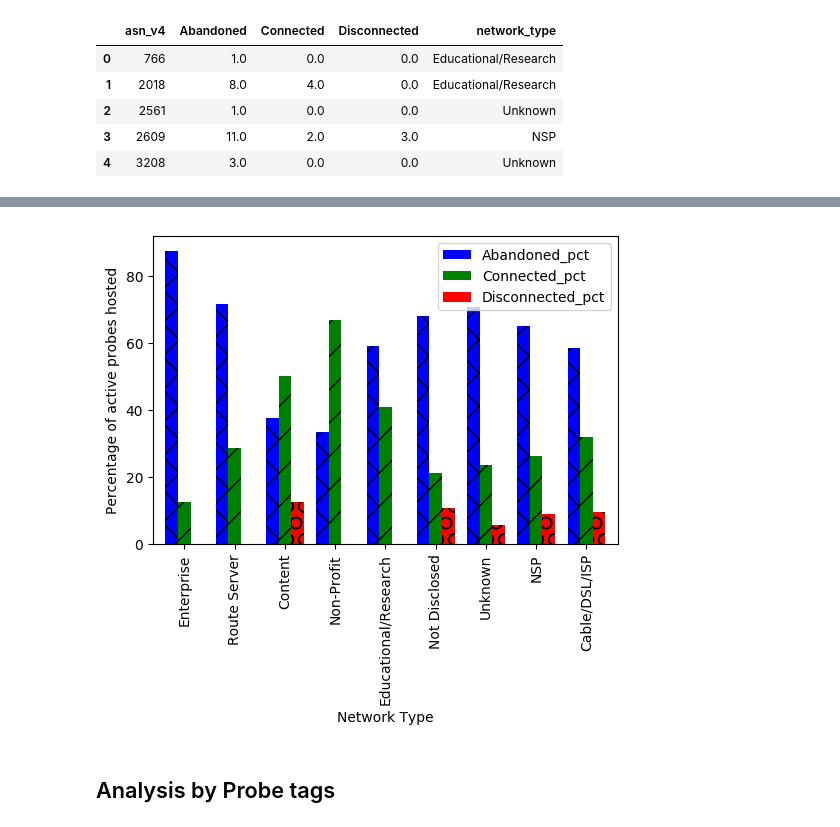
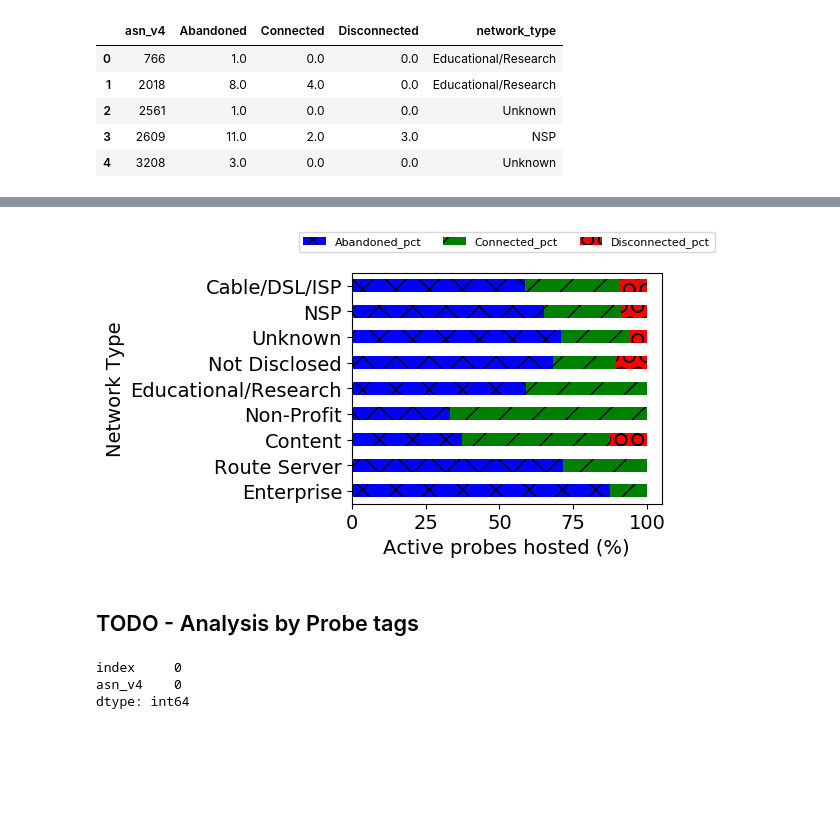
Before and after one commit to AFRINIC-Labs/Africa_Internet_Measurement_Survey, a Jupyter notebook: platforms-africa.ipynb, the cells around one changed output, grey strips where cells are left out. Saved outputs shown, nothing was run; the diff lists cells and outputs as text; code cells hidden in the pictures; blank space fills up the shorter version.

```diff
--- a/platforms-africa.ipynb
+++ b/platforms-africa.ipynb
@@ -17,7 +17,7 @@ import numpy as np
 
 #set ggplot style
 plt.style.use('default')
-
+plt.rcParams.update({'font.size': 14})
 
 ATLAS_PROBES_URI = "https://stat.ripe.net/data/atlas-probes/data.json?resource="
 ATLAS_DEPLOYMENT_URI = "https://stat.ripe.net/data/atlas-probe-deployment/data.json?resource="
@@ -362,6 +386,7 @@ df['Neverseen_pct'] = df.apply(lambda x: 100*x['Never Connected']/(x['Abandoned'
 # %%
-ax = df.plot.bar(x='cc', y=['Abandoned','Connected','Disconnected','Never Connected'], stacked=True, figsize=(10,6), color=('blue', 'green', 'red', 'black'), width=0.75)
-plt.ylabel('Number of probes')
+ax = df.plot.bar(x='cc', y=['Abandoned_pct','Connected_pct','Disconnected_pct','Neverseen_pct'],
+                 stacked=True, figsize=(16,4), color=('blue', 'green', 'red', 'black'), width=0.75)
+plt.ylabel('% of probes')
 plt.xlabel('Countries')
 
 bars = ax.patches
@@ -370,8 +395,8 @@ hatches = ''.join(h*len(df) for h in 'x/O.')
 for bar, hatch in zip(bars, hatches):
     bar.set_hatch(hatch)
 
-ax.legend(ncol=1)
+ax.legend(loc='lower center', ncol=4)
 
-plt.savefig("data/plots/probes_distribution_by_status_by_cc.pdf", bbox="tight")
+plt.savefig("data/plots/probes_distribution_by_status_by_cc_percentage.pdf", bbox="tight")
 plt.show()
 # %% [output]
@@ -451,9 +457,10 @@ df = df_probes_asn.iloc[:,[2,20]].drop_duplicates().dropna().groupby(['cc']).siz
 df['ASN_Allocated'] = df.apply(lambda x: getTotalAllocated(x['cc'], df_allocated_afrinic), axis=1)
 df['Percentage'] = df.apply(lambda x: 100*x['ASN_covered']/getTotalAllocated(x['cc'], df_allocated_afrinic), axis=1)
 # %%
-ax = df.plot.bar(x='cc', y=['ASN_covered','ASN_Allocated'], stacked=True, figsize=(10,6), width=0.75)
-plt.ylabel('Number of ASN')
-plt.xlabel('Countries')
+ax = df.plot.barh(x='cc', y=['ASN_covered','ASN_Allocated'], stacked=True, figsize=(4,10), width=0.75)
+plt.xlabel('Number of ASN')
+plt.ylabel('Countries')
+plt.xscale('log')
 #plt.savefig("../data/plots/percentage_website_local_vs_remote_ordered.pdf", bbox="tight")
 bars = ax.patches
 hatches = ''.join(h*len(df) for h in 'x/O.')
@@ -461,7 +468,7 @@ hatches = ''.join(h*len(df) for h in 'x/O.')
 for bar, hatch in zip(bars, hatches):
     bar.set_hatch(hatch)
 
-ax.legend(bbox_to_anchor=(1, 1), ncol=2)
+ax.legend(ncol=1)
 plt.savefig("data/plots/covered_asn_distribution_by_cc.pdf", bbox="tight")
 plt.show()
 # %% [output]
@@ -685,23 +692,30 @@ df_agg
 | 7 | Route Server | 5.0 | 2.0 | 0.0 | 71.428571 | 28.571429 | 0.000000 |
 | 8 | Unknown | 99.0 | 33.0 | 8.0 | 70.714286 | 23.571429 | 5.714286 |
 # %%
-ax = df_agg.sort_values(by='Connected', ascending=True).plot.bar(x='network_type',
+ax = df_agg.sort_values(by='Connected', ascending=True).plot.barh(x='network_type',
                                                                  y=['Abandoned_pct','Connected_pct','Disconnected_pct'],
-                                                                 stacked=False, figsize=(6,4), color=('blue', 'green', 'red'), rot=90, width=0.75)
-plt.ylabel('Percentage of active probes hosted')
-plt.xlabel('Network Type')
+                                                                 stacked=True, figsize=(4,3), color=('blue', 'green', 'red'), rot=0)
+plt.xlabel('Active probes hosted (%)')
+plt.ylabel('Network Type')
 
 bars = ax.patches
 hatches = ''.join(h*len(df_agg) for h in 'x/O.')
 
 for bar, hatch in zip(bars, hatches):
     bar.set_hatch(hatch)
 
+ax.legend(loc='upper center', bbox_to_anchor=(0.5, 1.2), prop={'size': 8}, ncol=3)
 
-
-plt.savefig("data/plots/probes_distribution_by_networktype_pct.pdf", bbox="tight")
+plt.savefig("data/plots/probes_distribution_by_networktype_pct.pdf", bbox_inches="tight")
 plt.show()
 # %% [output]
-[figure, old version]
+[figure, new version]
 # %% [markdown]
-## Analysis by Probe tags
+## TODO - Analysis by Probe tags
+# %%
+df_probes = pd.read_csv('data/africa_probes.csv')
+df_probes.loc[df_probes.status_name=='Never Seen'].asn_v4.drop_duplicates().reset_index().count()
+# %% [output]
+index     0
+asn_v4    0
+dtype: int64
```
Also changed, not shown: parts of 8 cells of this notebook.
